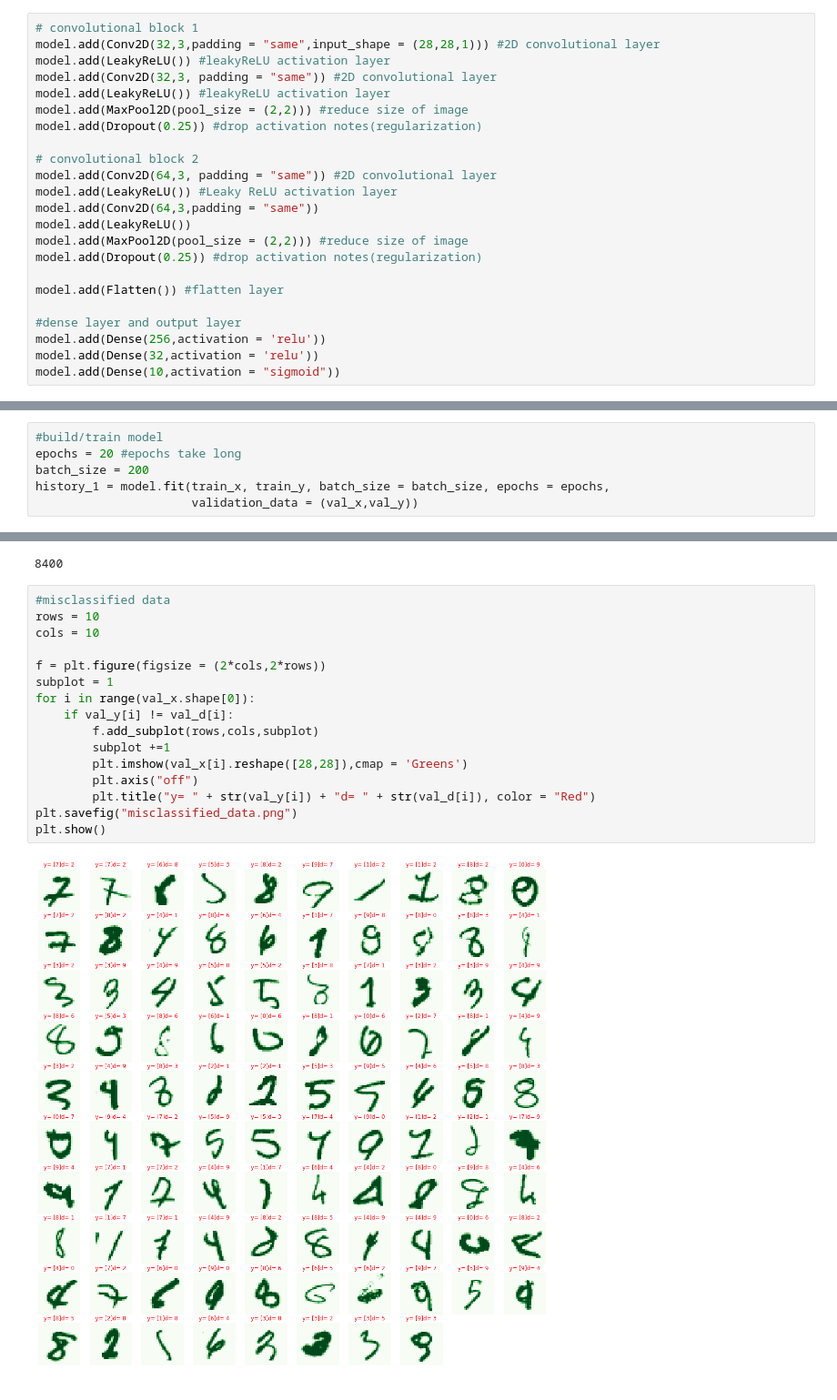
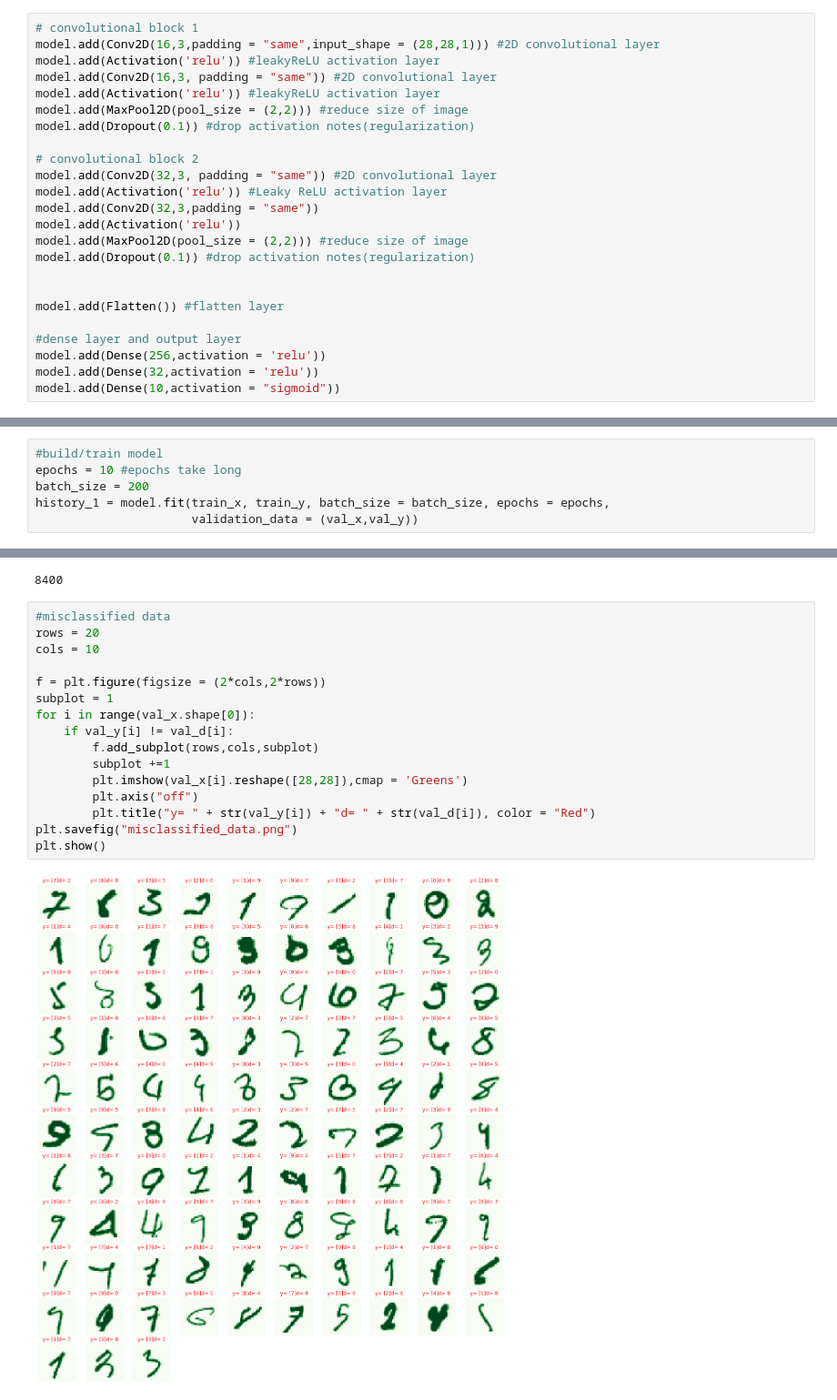
Before and after one commit to bakana808/ee445-final, a Jupyter notebook: MNIST.ipynb, the cells around one changed output, grey strips where cells are left out. Shown: that part at 91% size. Saved outputs shown, nothing was run; the diff lists cells and outputs as text.

Commit message:
16 layers in 1st block, 32 layers in 2nd block
An error of 1.22%

```diff
--- a/MNIST.ipynb
+++ b/MNIST.ipynb
@@ -116,20 +116,21 @@ plt.savefig("digit_visual.png")
 model = models.Sequential() #stack of layers
 # %%
 # convolutional block 1
-model.add(Conv2D(32,3,padding = "same",input_shape = (28,28,1))) #2D convolutional layer
-model.add(LeakyReLU()) #leakyReLU activation layer
-model.add(Conv2D(32,3, padding = "same")) #2D convolutional layer
-model.add(LeakyReLU()) #leakyReLU activation layer
+model.add(Conv2D(16,3,padding = "same",input_shape = (28,28,1))) #2D convolutional layer
+model.add(Activation('relu')) #leakyReLU activation layer
+model.add(Conv2D(16,3, padding = "same")) #2D convolutional layer
+model.add(Activation('relu')) #leakyReLU activation layer
 model.add(MaxPool2D(pool_size = (2,2))) #reduce size of image
-model.add(Dropout(0.25)) #drop activation notes(regularization)
+model.add(Dropout(0.1)) #drop activation notes(regularization)
 
 # convolutional block 2
-model.add(Conv2D(64,3, padding = "same")) #2D convolutional layer
-model.add(LeakyReLU()) #Leaky ReLU activation layer
-model.add(Conv2D(64,3,padding = "same"))
-model.add(LeakyReLU())
+model.add(Conv2D(32,3, padding = "same")) #2D convolutional layer
+model.add(Activation('relu')) #Leaky ReLU activation layer
+model.add(Conv2D(32,3,padding = "same"))
+model.add(Activation('relu'))
 model.add(MaxPool2D(pool_size = (2,2))) #reduce size of image
-model.add(Dropout(0.25)) #drop activation notes(regularization)
+model.add(Dropout(0.1)) #drop activation notes(regularization)
+
 
 model.add(Flatten()) #flatten layer
 
@@ -163,7 +164,7 @@ Non-trainable params: 0
 _________________________________________________________________
 # %%
 #build/train model
-epochs = 20 #epochs take long
+epochs = 10 #epochs take long
 batch_size = 200
 history_1 = model.fit(train_x, train_y, batch_size = batch_size, epochs = epochs,
                       validation_data = (val_x,val_y))
@@ -224,22 +228,22 @@ val_d.shape[0]
 8400
 # %%
 #misclassified data
-rows = 10
+rows = 20
 cols = 10
 
 f = plt.figure(figsize = (2*cols,2*rows))
 subplot = 1
 for i in range(val_x.shape[0]):
     if val_y[i] != val_d[i]:
         f.add_subplot(rows,cols,subplot)
         subplot +=1
         plt.imshow(val_x[i].reshape([28,28]),cmap = 'Greens')
         plt.axis("off")
         plt.title("y= " + str(val_y[i]) + "d= " + str(val_d[i]), color = "Red")
 plt.savefig("misclassified_data.png")
 plt.show()
 # %% [output]
-[figure, old version]
+[figure, new version]
 # %%
 num = np.arange(10)
 error_num = np.zeros((10,1))
```
Also changed, not shown: parts of 6 cells of this notebook.
